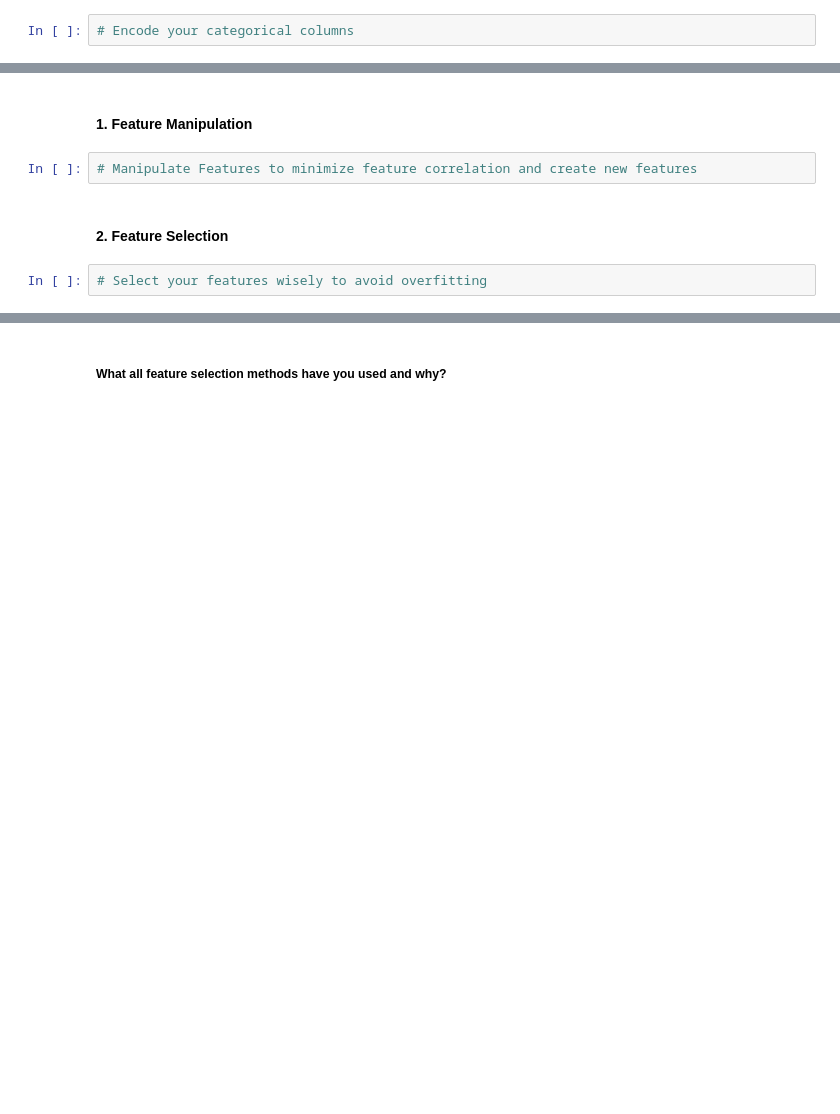
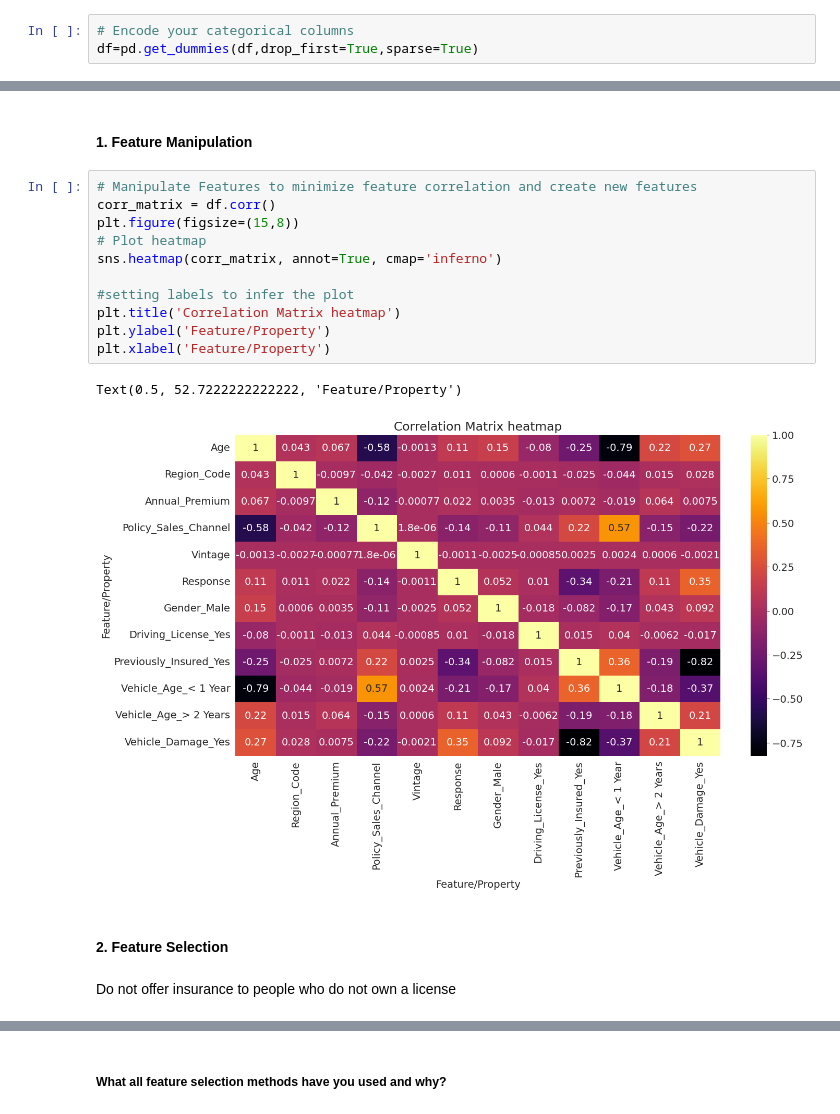
Before and after one commit to NIKHILNIGUDKAR/Health-Insurance-Cross-Sell-Prediction, a Jupyter notebook: Health_Insurance_Cross_Sell_Prediction.ipynb, the cells around one changed output, grey strips where cells are left out. Drawn from its saved outputs; the diff is of its cells as text; blank space fills up the shorter version.

```diff
--- a/Health_Insurance_Cross_Sell_Prediction.ipynb
+++ b/Health_Insurance_Cross_Sell_Prediction.ipynb
@@ -956,5 +990,6 @@ Answer Here.
 ### 3. Categorical Encoding
 # %%
 # Encode your categorical columns
+df=pd.get_dummies(df,drop_first=True,sparse=True)
 # %% [markdown]
 #### What all categorical encoding techniques have you used & why did you use those techniques?
@@ -1017,9 +1052,21 @@ Answer Here.
 ### 4. Feature Manipulation & Selection
 # %% [markdown]
 #### 1. Feature Manipulation
-# %%
-# Manipulate Features to minimize feature correlation and create new features
+# %%
+# Manipulate Features to minimize feature correlation and create new features
+corr_matrix = df.corr()
+plt.figure(figsize=(15,8))
+# Plot heatmap
+sns.heatmap(corr_matrix, annot=True, cmap='inferno')
+
+#setting labels to infer the plot
+plt.title('Correlation Matrix heatmap')
+plt.ylabel('Feature/Property')
+plt.xlabel('Feature/Property')
+# %% [output]
+Text(0.5, 52.7222222222222, 'Feature/Property')
+[figure, added]
 # %% [markdown]
 #### 2. Feature Selection
-# %%
-# Select your features wisely to avoid overfitting
+# %% [markdown]
+Do not offer insurance to people who do not own a license
```
Also changed, not shown: parts of 72 cells of this notebook.
